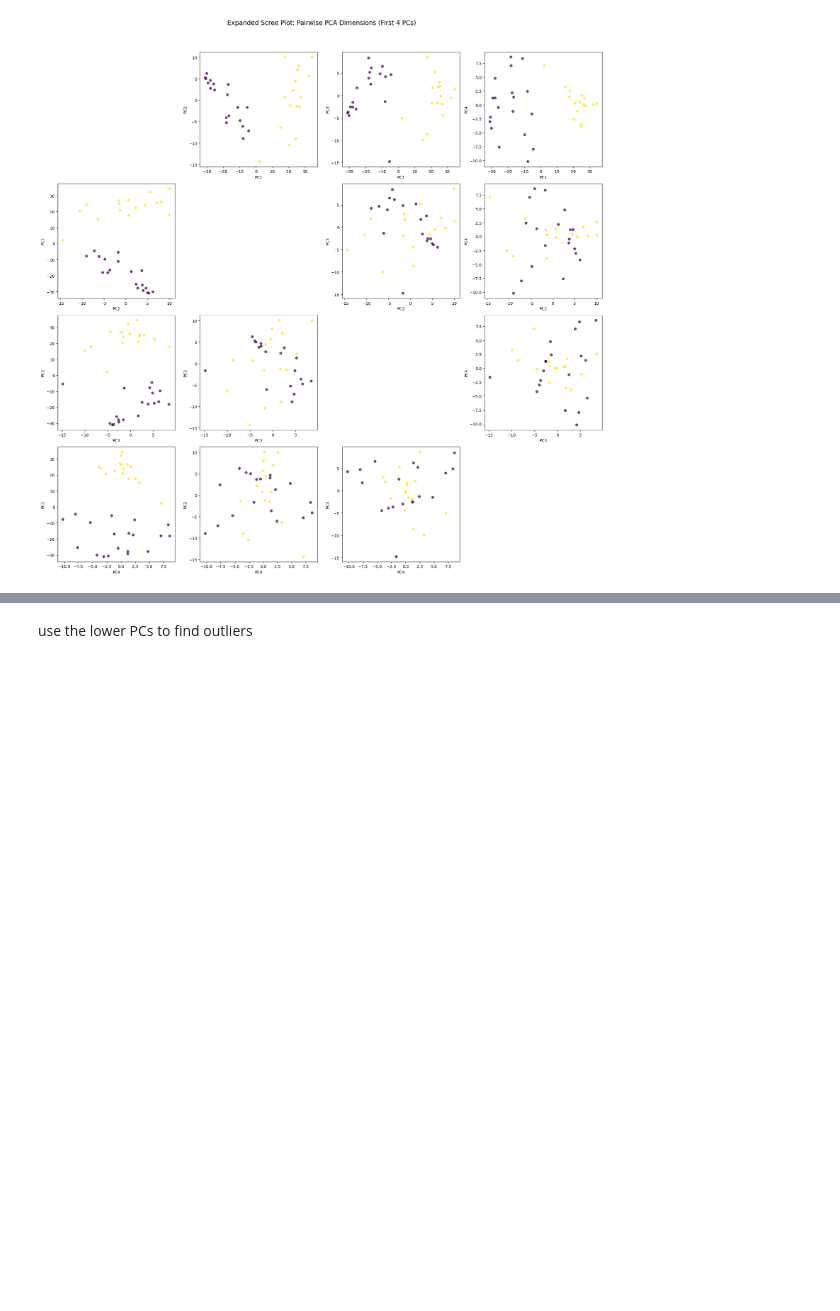
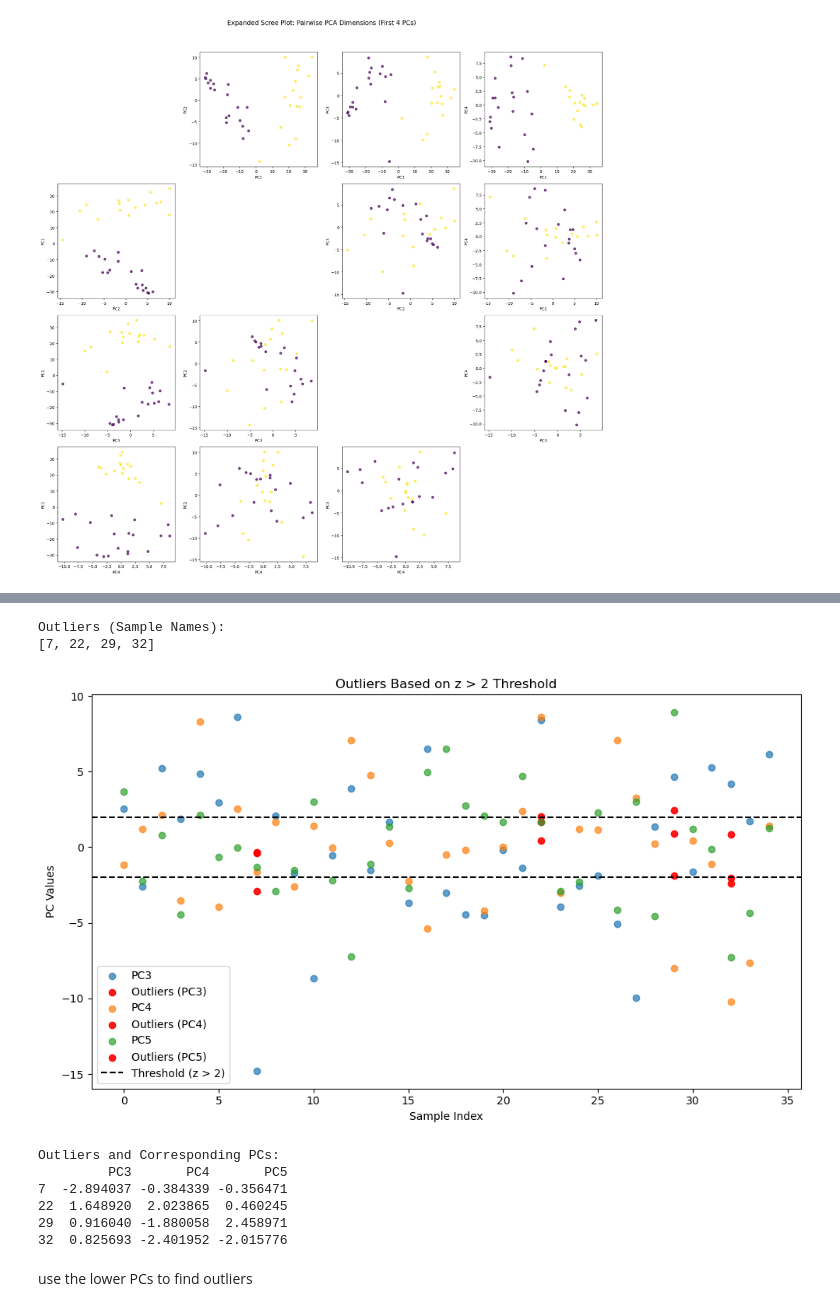
Before and after one commit to alecplotkin/DATA-481-Team-Virology, a Jupyter notebook: Praveen-Puviindran/try2/data_20250325.ipynb, the cells around one changed output, grey strips where cells are left out. Cells and saved outputs as stored; diff of their text form; code cells hidden in the pictures; blank space fills up the shorter version.

```diff
--- a/Praveen-Puviindran/try2/data_20250325.ipynb
+++ b/Praveen-Puviindran/try2/data_20250325.ipynb
@@ -374,3 +405,48 @@ plt.show()
+# %%
+from scipy.stats import zscore
+
+# Select the lower PCs (PC3-5)
+lower_pcs = pca_df_first_five[['PC3', 'PC4', 'PC5']]
+
+# Calculate z-scores for each sample
+z_scores = lower_pcs.apply(zscore)
+
+# Identify outliers (samples with |z| > 2 in any of the lower PCs)
+outliers = z_scores[(z_scores.abs() > 2).any(axis=1)]
+
+# Print the sample names (indices) of the outliers
+print("Outliers (Sample Names):")
+print(outliers.index.tolist())
+# %% [output]
+Outliers (Sample Names):
+[7, 22, 29, 32]
+# %%
+# Plot the outliers based on z > 2 threshold
+plt.figure(figsize=(10, 6))
+for pc in lower_pcs.columns:
+    plt.scatter(lower_pcs.index, lower_pcs[pc], label=pc, alpha=0.7)
+    plt.scatter(outliers.index, outliers[pc], color='red', label=f'Outliers ({pc})', alpha=0.9)
+
+plt.axhline(2, color='black', linestyle='--', label='Threshold (z > 2)')
+plt.axhline(-2, color='black', linestyle='--')
+plt.title('Outliers Based on z > 2 Threshold')
+plt.xlabel('Sample Index')
+plt.ylabel('PC Values')
+plt.legend()
+plt.tight_layout()
+plt.show()
+
+# Inspect the outliers
+print("Outliers and Corresponding PCs:")
+print(outliers)
+# %% [output]
+[figure, added]
+Outliers and Corresponding PCs:
+         PC3       PC4       PC5
+7  -2.894037 -0.384339 -0.356471
+22  1.648920  2.023865  0.460245
+29  0.916040 -1.880058  2.458971
+32  0.825693 -2.401952 -2.015776
 # %% [markdown]
 use the lower PCs to find outliers
 # %%
```
Also changed, not shown: parts of 3 cells of this notebook, 3 other files.
